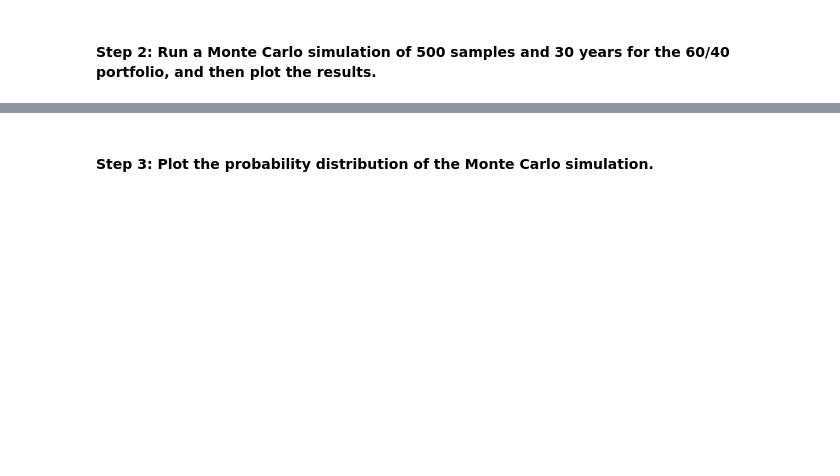
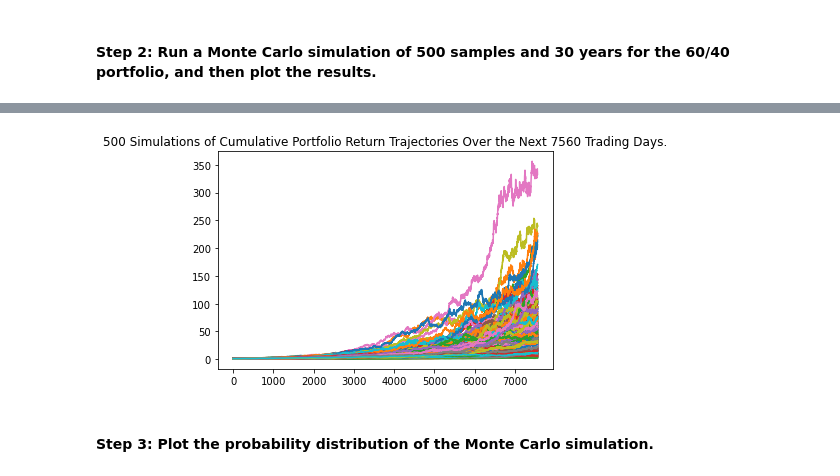
Before and after one commit to tembolo1284/ChallengeFiles_Part5_PaulLopez, a Jupyter notebook: financial_planning_tools.ipynb, the cells around one changed output, grey strips where cells are left out. Saved outputs shown, nothing was run; the diff lists cells and outputs as text; code cells hidden in the pictures; blank space fills up the shorter version.

```diff
--- a/financial_planning_tools.ipynb
+++ b/financial_planning_tools.ipynb
@@ -389,19 +426,24 @@ In this section, you’ll use the MCForecastTools library to create a Monte Carl
 # %%
 # Set start and end dates of 3 years back from your current date
 # Alternatively, you can use an end date of 2020-08-07 and work 3 years back from that date
-# YOUR CODE HERE
-# YOUR CODE HERE
+start_date = pd.Timestamp("2018-10-18", tz="America/New_York").isoformat()
+end_date = pd.Timestamp("2021-10-08", tz="America/New_York").isoformat()
 
 # Set number of rows to 1000 to retrieve the maximum amount of rows
-# YOUR CODE HERE
+limit_rows = 1000
 # %%
 # Use the Alpaca get_barset function to make the API call to get the 3 years worth of pricing data
 # The tickers and timeframe parameters should have been set in Part 1 of this activity
 # The start and end dates should be updated with the information set above
 # Remember to add the df property to the end of the call so the response is returned as a DataFrame
-# YOUR CODE HERE
-
+prices_df = alpaca.get_barset(
+    tickers,
+    timeframe,
+    start=start_date,
+    end=end_date,
+    limit=limit_rows
+).df
 
 # Display both the first and last five rows of the DataFrame
-# YOUR CODE HERE
-# YOUR CODE HERE
+prices_df.head()
+prices_df.tail()
@@ -411,7 +462,12 @@ In this section, you’ll use the MCForecastTools library to create a Monte Carl
 # Configure the Monte Carlo simulation to forecast 30 years cumulative returns
 # The weights should be split 40% to AGG and 60% to SPY.
 # Run 500 samples.
-# YOUR CODE HERE
+MC_4060 = MCSimulation(
+    portfolio_data = prices_df,
+    weights = [.4,.6,],
+    num_simulation = 500,
+    num_trading_days = 252*30
+)
 
 # Review the simulation input data
-# YOUR CODE HERE
+MC_4060.portfolio_data.head()
@@ -421,7 +510,9 @@ In this section, you’ll use the MCForecastTools library to create a Monte Carl
 # %%
 # Visualize the 30-year Monte Carlo simulation by creating an
 # overlay line plot
-# YOUR CODE HERE
+weight_4060_plot = MC_4060.plot_simulation()
+# %% [output]
+[figure, added]
 # %% [markdown]
 #### Step 3: Plot the probability distribution of the Monte Carlo simulation.
 # %%
```
Also changed, not shown: parts of 37 cells of this notebook, 2 other files.
